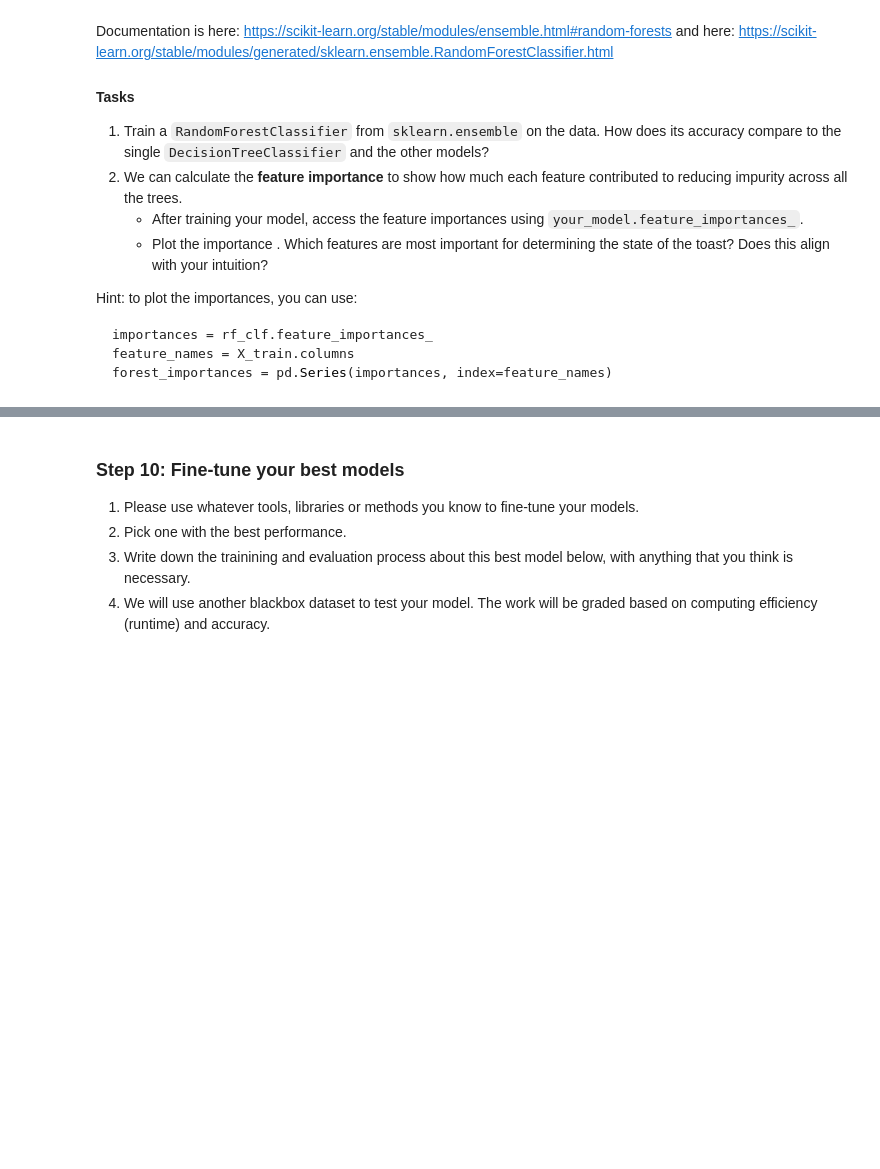
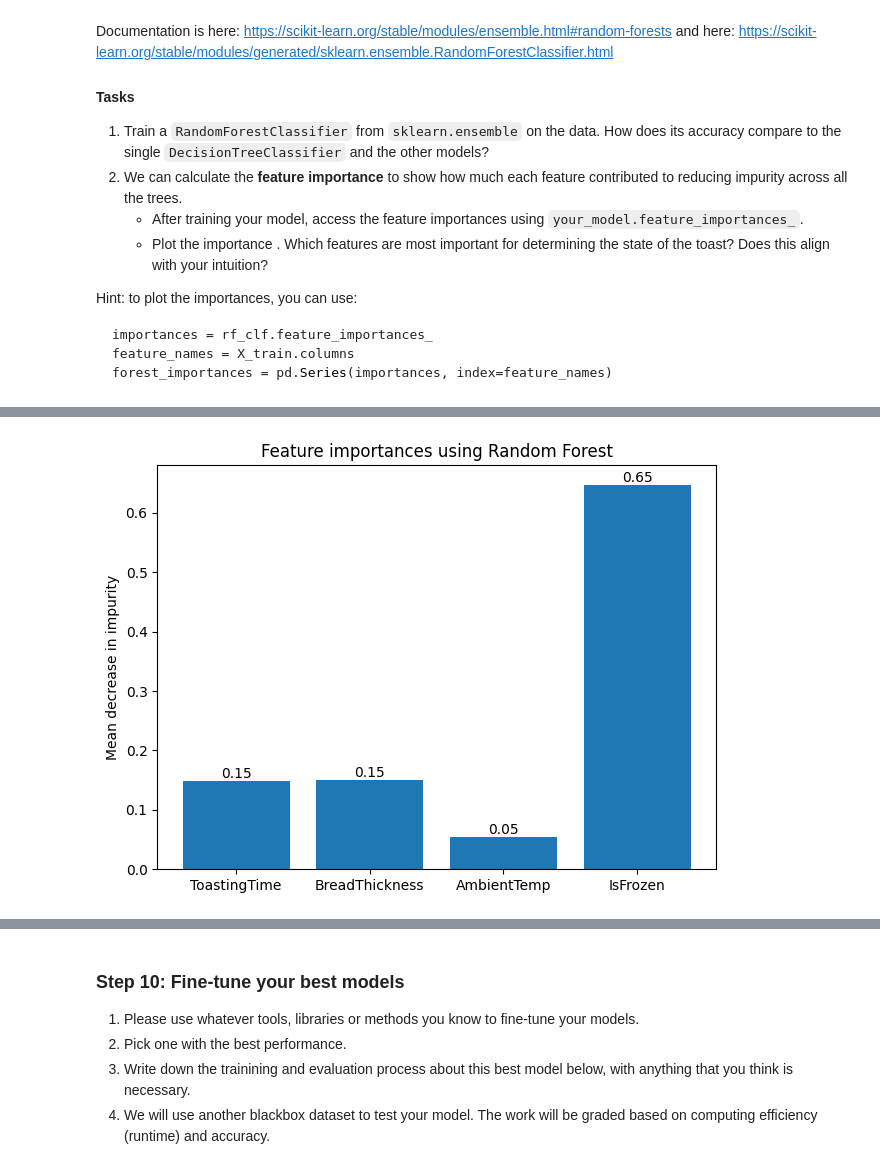
Before and after one commit to koilkl/ISDN3000C_Lab07_template, a Jupyter notebook: ISDN3000C_Lab07.ipynb, the cells around one changed output, grey strips where cells are left out. Saved outputs shown, nothing was run; the diff lists cells and outputs as text; code cells hidden in the pictures; blank space fills up the shorter version.

```diff
--- a/ISDN3000C_Lab07.ipynb
+++ b/ISDN3000C_Lab07.ipynb
@@ -550,0 +781,23 @@ Documentation is here: https://xgboost.readthedocs.io/en/stable/python/python_in
+# %%
+from sklearn.model_selection import train_test_split, GridSearchCV
+from sklearn.preprocessing import StandardScaler
+from sklearn.pipeline import Pipeline
+import xgboost as xgb
+
+# 2. Create a pipeline to scale data and run SVC
+pipeline = Pipeline([
+    ('scaler', StandardScaler()),
+    ('xgb', xgb.XGBClassifier())
+])
+
+params = {
+    'xgb__n_estimators': [100, 300, 500],
+    'xgb__learning_rate': [0.01,0.05, 0.1, 0.2],
+    'xgb__max_depth': [3, 5, 7,9,10,12],
+        }
+# 4. Perform the grid search
+grid_search = GridSearchCV(pipeline, param_grid=params, cv=3, n_jobs=-1, verbose=2)
+grid_search.fit(X_train, y_train)
+print(f"Best parameters found: {grid_search.best_params_}")
+print(f"Best cross-validation score: {grid_search.best_score_:.3f}")
+print(f"Test set score with best model: {grid_search.score(X_test, y_test):.3f}")
@@ -550,0 +822,22 @@ Documentation is here: https://xgboost.readthedocs.io/en/stable/python/python_in
+# %%
+import matplotlib.pyplot as plt
+
+best_model = xgb.XGBClassifier(
+    n_estimators=500,
+    max_depth=12,
+    learning_rate=0.01
+)
+best_model.fit(X_train, y_train)
+importances = best_model.feature_importances_
+feature_names = X_train.columns
+forest_importances = pd.Series(importances, index=feature_names)
+fig, ax = plt.subplots()
+plt.bar(forest_importances.index, forest_importances.values)
+for uni in ax.patches:
+    plt.text(uni.get_x() + uni.get_width() / 2, uni.get_height(), f'{uni.get_height():.2f}', ha='center', va='bottom')
+ax.set_title("Feature importances using Random Forest")
+ax.set_ylabel("Mean decrease in impurity")
+fig.tight_layout()
+plt.show()
+# %% [output]
+[figure, added]
```
Also changed, not shown: parts of 41 cells of this notebook.
